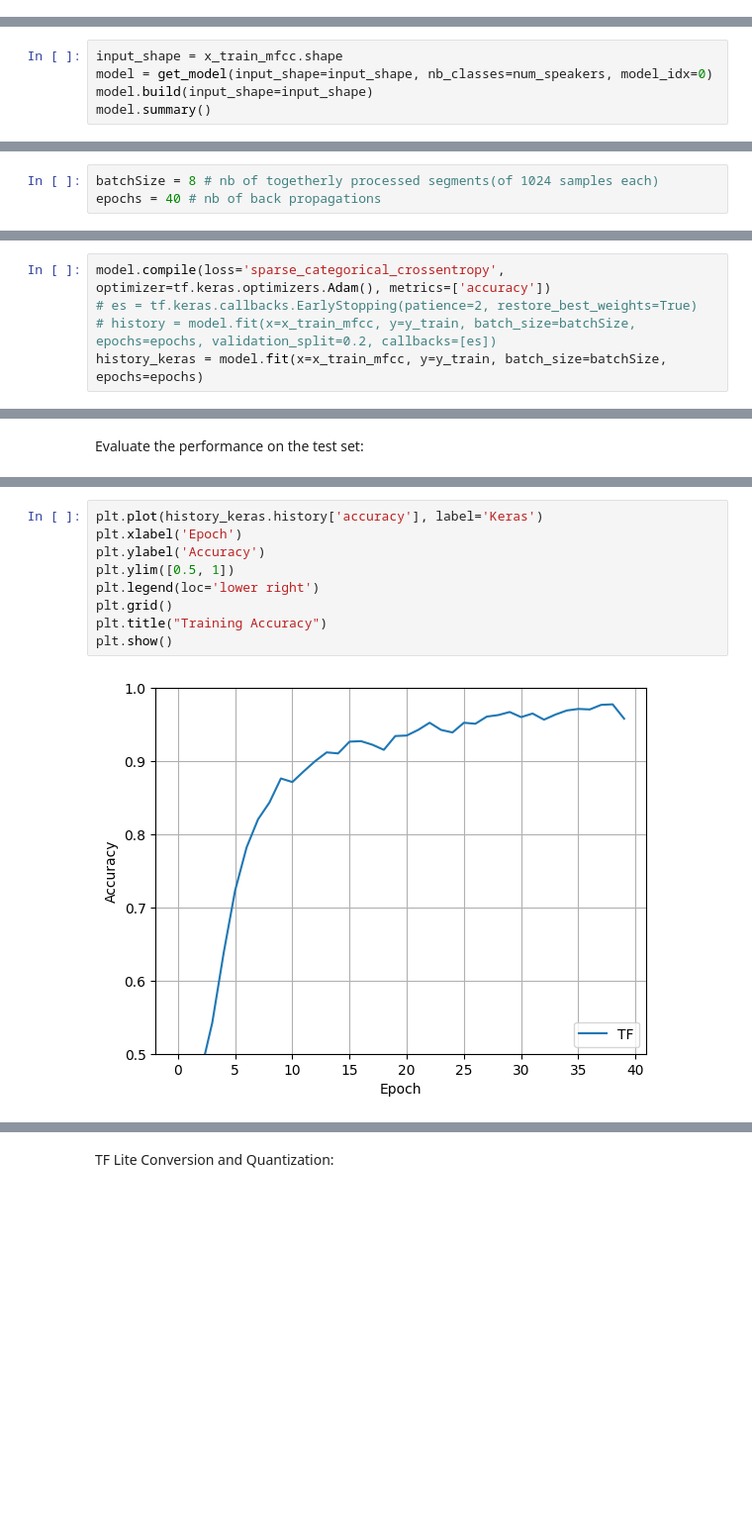
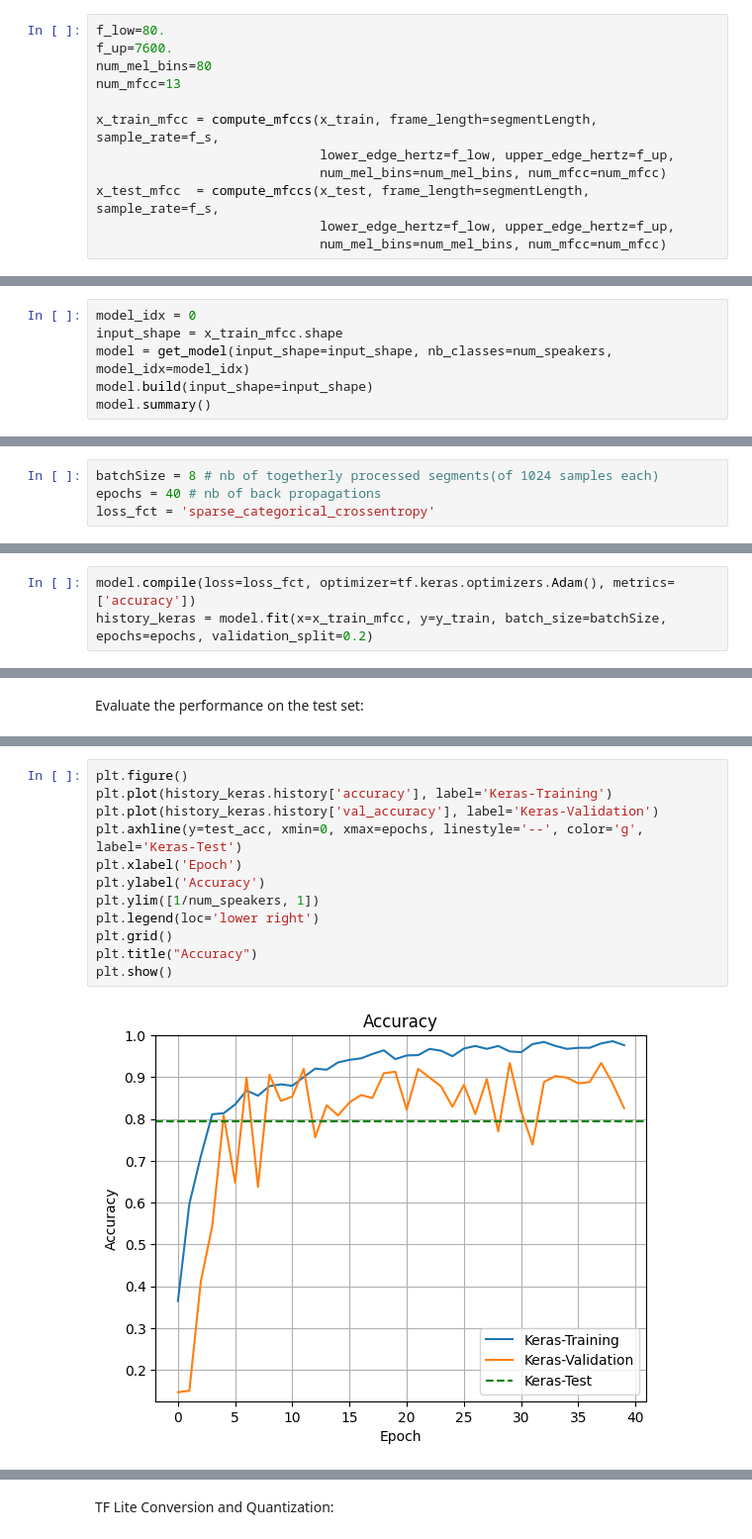
Before and after one commit to kerem-cekmeceli/ML_MCU, a Jupyter notebook: main1.ipynb, the cells around one changed output, grey strips where cells are left out. Shown at 99% size. Saved outputs shown, nothing was run; the diff lists cells and outputs as text; blank space fills up the shorter version.

```diff
--- a/main1.ipynb
+++ b/main1.ipynb
@@ -37,8 +39,21 @@ x_test_mfcc  = compute_mfccs(x_test)
+# %%
+f_low=80.
+f_up=7600.
+num_mel_bins=80
+num_mfcc=13
+
+x_train_mfcc = compute_mfccs(x_train, frame_length=segmentLength, sample_rate=f_s,
+                             lower_edge_hertz=f_low, upper_edge_hertz=f_up,
+                             num_mel_bins=num_mel_bins, num_mfcc=num_mfcc)
+x_test_mfcc  = compute_mfccs(x_test, frame_length=segmentLength, sample_rate=f_s,
+                             lower_edge_hertz=f_low, upper_edge_hertz=f_up,
+                             num_mel_bins=num_mel_bins, num_mfcc=num_mfcc)
 # %% [markdown]
 Define the Model:
 # %%
+model_idx = 0
 input_shape = x_train_mfcc.shape
-model = get_model(input_shape=input_shape, nb_classes=num_speakers, model_idx=0)
+model = get_model(input_shape=input_shape, nb_classes=num_speakers, model_idx=model_idx)
 model.build(input_shape=input_shape)
 model.summary()
 # %% [output]
@@ -64,4 +79,5 @@ Define learning parameters:
 # %%
 batchSize = 8 # nb of togetherly processed segments(of 1024 samples each)
 epochs = 40 # nb of back propagations
+loss_fct = 'sparse_categorical_crossentropy'
 # %% [markdown]
@@ -70,7 +85,5 @@ Compile the model and Fit the Data:\
 # %%
-model.compile(loss='sparse_categorical_crossentropy', optimizer=tf.keras.optimizers.Adam(), metrics=['accuracy'])
-# es = tf.keras.callbacks.EarlyStopping(patience=2, restore_best_weights=True)
-# history = model.fit(x=x_train_mfcc, y=y_train, batch_size=batchSize, epochs=epochs, validation_split=0.2, callbacks=[es])
-history_keras = model.fit(x=x_train_mfcc, y=y_train, batch_size=batchSize, epochs=epochs)
+model.compile(loss=loss_fct, optimizer=tf.keras.optimizers.Adam(), metrics=['accuracy'])
+history_keras = model.fit(x=x_train_mfcc, y=y_train, batch_size=batchSize, epochs=epochs, validation_split=0.2)
 # %% [output]
 Epoch 1/40
@@ -106,11 +119,14 @@ Test loss: 0.5463365316390991
 # %%
-plt.plot(history_keras.history['accuracy'], label='Keras')
+plt.figure()
+plt.plot(history_keras.history['accuracy'], label='Keras-Training')
+plt.plot(history_keras.history['val_accuracy'], label='Keras-Validation')
+plt.axhline(y=test_acc, xmin=0, xmax=epochs, linestyle='--', color='g', label='Keras-Test')
 plt.xlabel('Epoch')
 plt.ylabel('Accuracy')
-plt.ylim([0.5, 1])
+plt.ylim([1/num_speakers, 1])
 plt.legend(loc='lower right')
 plt.grid()
-plt.title("Training Accuracy")
+plt.title("Accuracy")
 plt.show()
 # %% [output]
-[figure, old version]
+[figure, new version]
```
Also changed, not shown: parts of 23 cells of this notebook, 4 other files.
